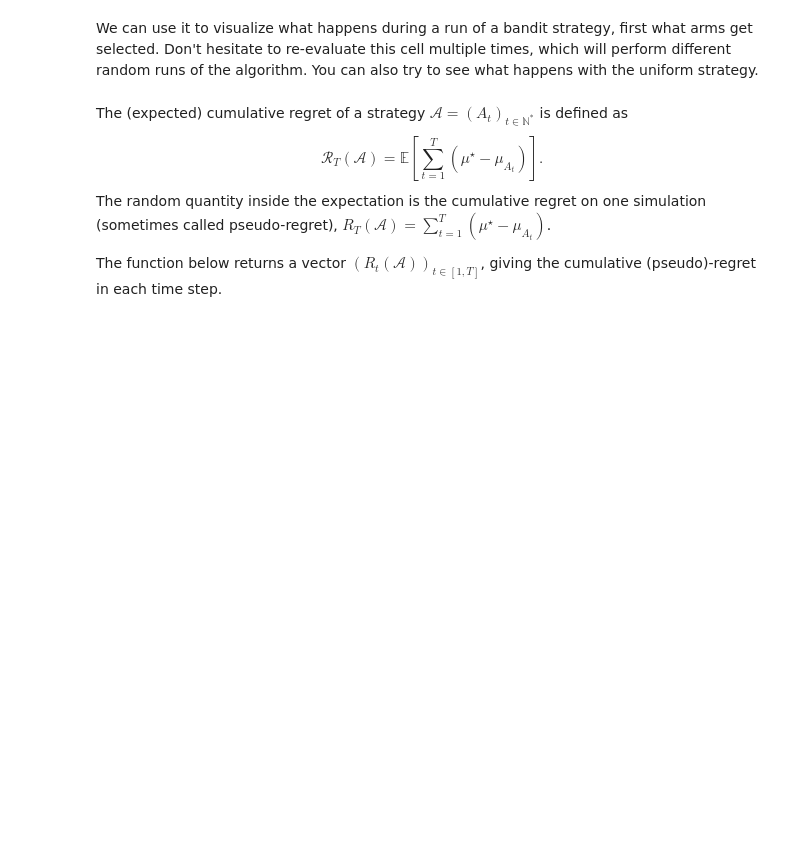
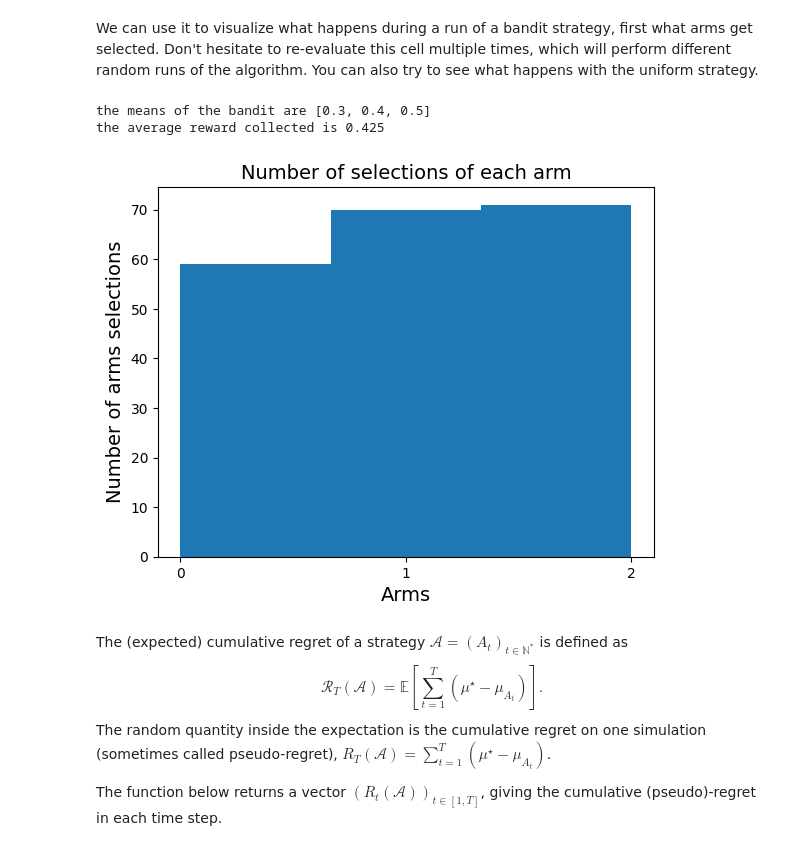
Before and after one commit to JulienDelavande/MVA, a Jupyter notebook: Reinforcement_learning/Illustration_bandits/Notebook_Bandits.ipynb, the cells around one changed output. Cells and saved outputs as stored; diff of their text form; code cells hidden in the pictures; blank space fills up the shorter version.

```diff
--- a/Reinforcement_learning/Illustration_bandits/Notebook_Bandits.ipynb
+++ b/Reinforcement_learning/Illustration_bandits/Notebook_Bandits.ipynb
@@ -84,20 +94,24 @@ def ViewSelections(selections):
 # %%
 timeHorizon = 200
 bandit = bandit2
 nbArms = bandit.nbArms
 
 strategy = alg.FTL(nbArms)
-#strategy = alg.UniformExploration(nbArms)
+strategy = alg.UniformExploration(nbArms)
 
 # generating a random trajectory of the bandit algorithm
 selections, rewards = OneBanditOneLearnerOneRun(bandit, strategy, timeHorizon)
 
 # compute average reward
 print("the means of the bandit are",bandit.means)
 print("the average reward collected is",np.sum(rewards)/timeHorizon)
 
 # Histogram of the number of selections
 ViewSelections(selections)
+# %% [output]
+the means of the bandit are [0.3, 0.4, 0.5]
+the average reward collected is 0.425
+[figure, added]
 # %% [markdown]
 The (expected) cumulative regret of a strategy $\mathcal{A}=(A_t)_{t\in \mathbb{N}^*}$ is defined as $$\mathcal{R}_T(\mathcal{A}) = \mathbb{E}\left[\sum_{t=1}^{T} (\mu^\star - \mu_{A_t})\right].$$
 The random quantity inside the expectation is the cumulative regret on one simulation (sometimes called pseudo-regret), ${R}_T(\mathcal{A}) = \sum_{t=1}^{T} (\mu^\star - \mu_{A_t})$.
```
Also changed, not shown: parts of 12 cells of this notebook, 30 other files.
